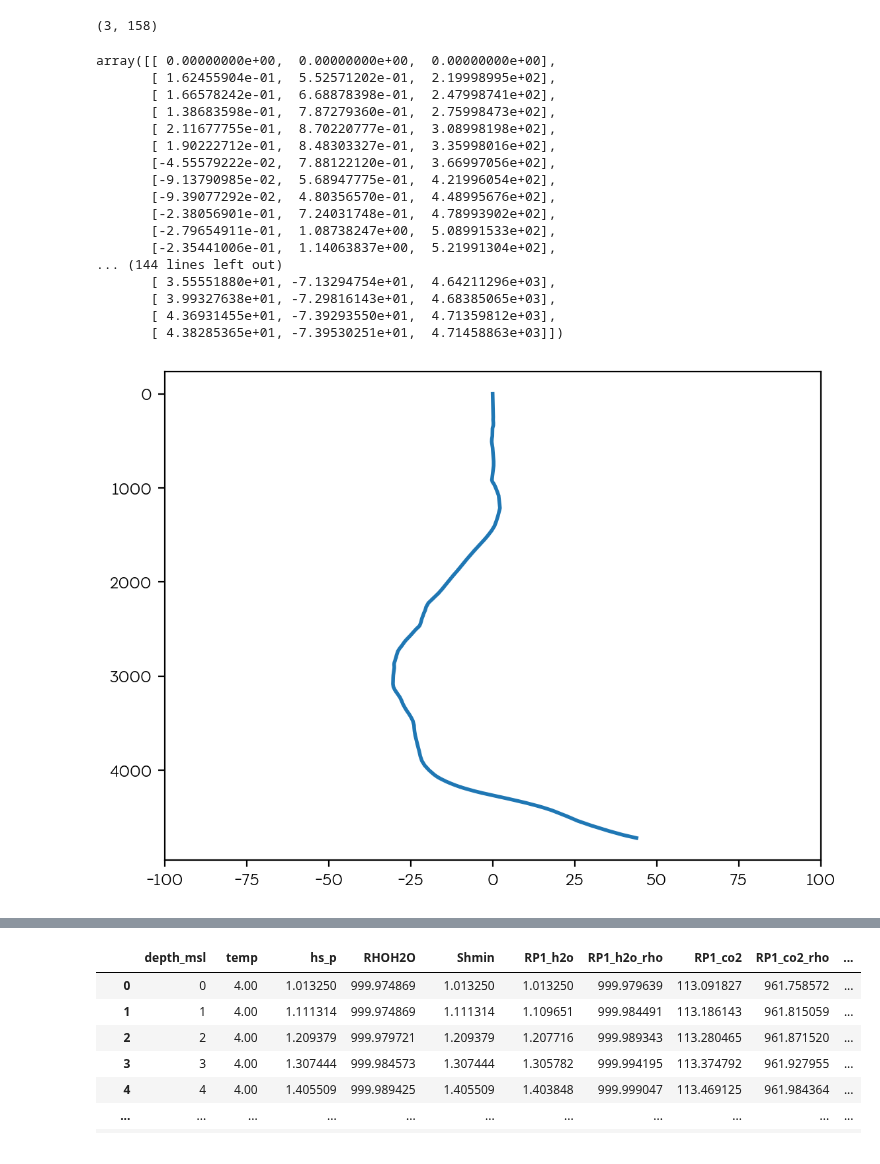
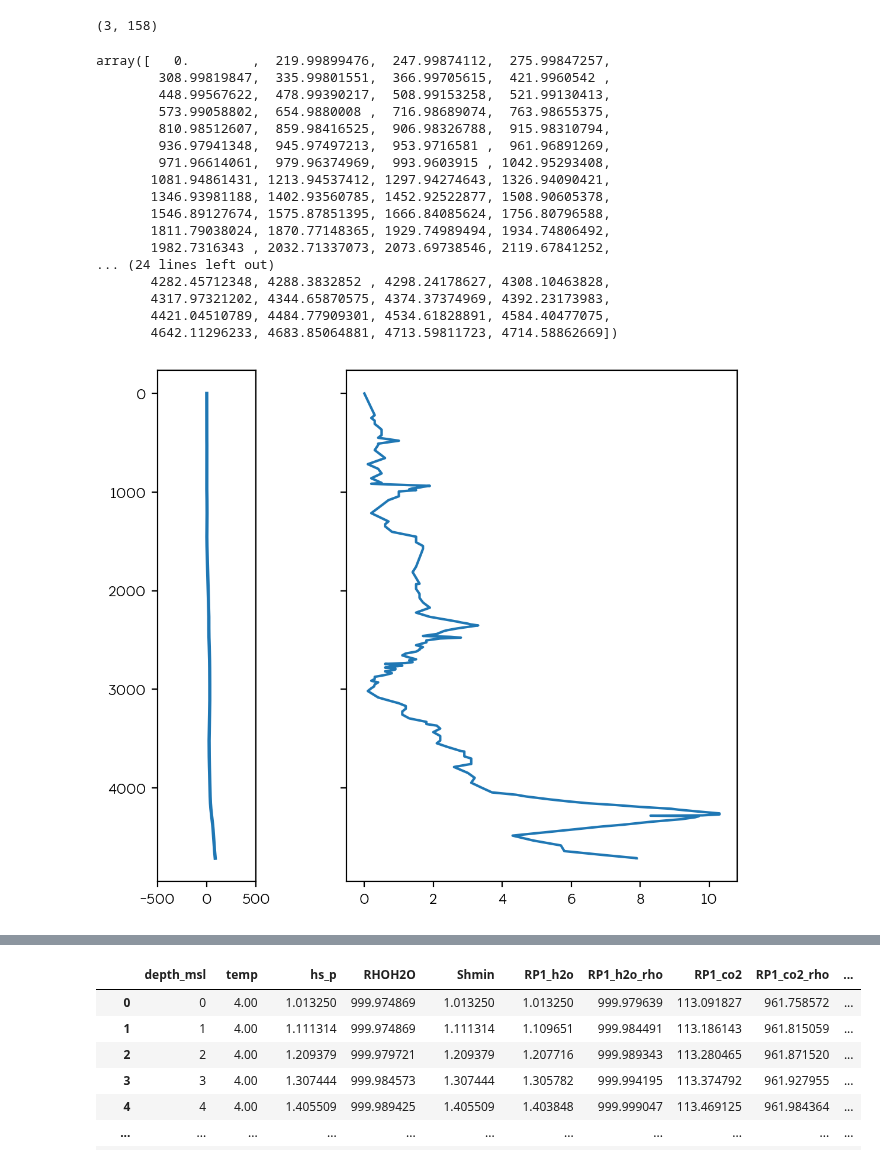
Before and after one commit to equinor/WINC_OnePager, a Jupyter notebook: notebooks/Pressure-WellClass_test.ipynb, the cells around one changed output, grey strips where cells are left out. Drawn from its saved outputs; the diff is of its cells as text; code cells hidden in the pictures.

Commit message:
Add deviation path

```diff
--- a/notebooks/Pressure-WellClass_test.ipynb
+++ b/notebooks/Pressure-WellClass_test.ipynb
@@ -205,34 +202,43 @@ a.shape
 # %% [output]
 (3, 158)
 # %%
-w.location.position
+w.location.tvd
 # %% [output]
-array([[ 0.00000000e+00,  0.00000000e+00,  0.00000000e+00],
-       [ 1.62455904e-01,  5.52571202e-01,  2.19998995e+02],
-       [ 1.66578242e-01,  6.68878398e-01,  2.47998741e+02],
-       [ 1.38683598e-01,  7.87279360e-01,  2.75998473e+02],
-       [ 2.11677755e-01,  8.70220777e-01,  3.08998198e+02],
-       [ 1.90222712e-01,  8.48303327e-01,  3.35998016e+02],
-       [-4.55579222e-02,  7.88122120e-01,  3.66997056e+02],
-       [-9.13790985e-02,  5.68947775e-01,  4.21996054e+02],
-       [-9.39077292e-02,  4.80356570e-01,  4.48995676e+02],
-       [-2.38056901e-01,  7.24031748e-01,  4.78993902e+02],
-       [-2.79654911e-01,  1.08738247e+00,  5.08991533e+02],
-       [-2.35441006e-01,  1.14063837e+00,  5.21991304e+02],
-... (144 lines left out)
-       [ 3.55551880e+01, -7.13294754e+01,  4.64211296e+03],
-       [ 3.99327638e+01, -7.29816143e+01,  4.68385065e+03],
-       [ 4.36931455e+01, -7.39293550e+01,  4.71359812e+03],
-       [ 4.38285365e+01, -7.39530251e+01,  4.71458863e+03]])
+array([   0.        ,  219.99899476,  247.99874112,  275.99847257,
+        308.99819847,  335.99801551,  366.99705615,  421.9960542 ,
+        448.99567622,  478.99390217,  508.99153258,  521.99130413,
+        573.99058802,  654.9880008 ,  716.98689074,  763.98655375,
+        810.98512607,  859.98416525,  906.98326788,  915.98310794,
+        936.97941348,  945.97497213,  953.9716581 ,  961.96891269,
+        971.96614061,  979.96374969,  993.9603915 , 1042.95293408,
+       1081.94861431, 1213.94537412, 1297.94274643, 1326.94090421,
+       1346.93981188, 1402.93560785, 1452.92522877, 1508.90605378,
+       1546.89127674, 1575.87851395, 1666.84085624, 1756.80796588,
+       1811.79038024, 1870.77148365, 1929.74989494, 1934.74806492,
+       1982.7316343 , 2032.71337073, 2073.69738546, 2119.67841252,
+... (24 lines left out)
+       4282.45712348, 4288.3832852 , 4298.24178627, 4308.10463828,
+       4317.97321202, 4344.65870575, 4374.37374969, 4392.23173983,
+       4421.04510789, 4484.77909301, 4534.61828891, 4584.40477075,
+       4642.11296233, 4683.85064881, 4713.59811723, 4714.58862669])
 # %%
-fig, ax = plt.subplots()
+fig, (ax, ax2) = plt.subplots(1,2,sharey=True)
+#MD
 md_welly = w.location.deviation[:, 0]
+w.location.tvd
 
-ax.plot(w.location.position[:, 0], md_welly, lw=2, label="welly")
-ax.set_xlim(-100, 100)
+#Horizontal offset of the well
+os = np.sqrt(w.location.position[:,0]**2+w.location.position[:,1]**2)
 
+ax.plot(os, w.location.tvd, lw=2, label="welly")
+
+ax2.plot(w.location.deviation[:, 1], w.location.tvd, )
+ax.set_xlim(-500, 500)
+ax.set_aspect(1)
 ax.invert_yaxis()
+
+fig.tight_layout()
 # %% [output]
-[figure, old version]
+[figure, new version]
 # %%
 #Plot sketch, pressures
```
Also changed, not shown: parts of 2 cells of this notebook.
